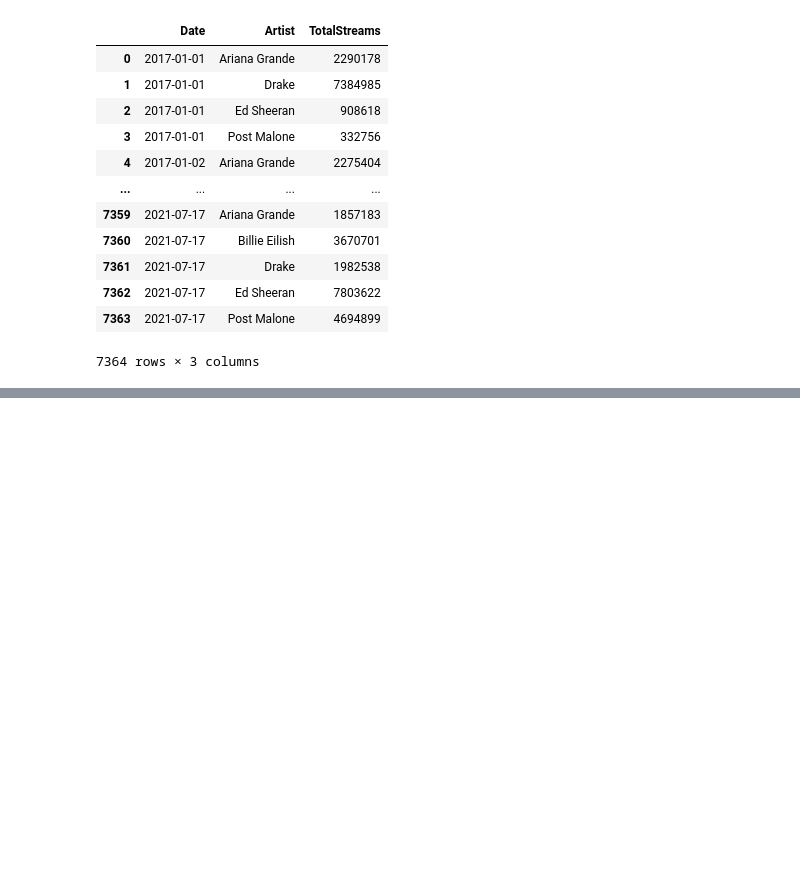
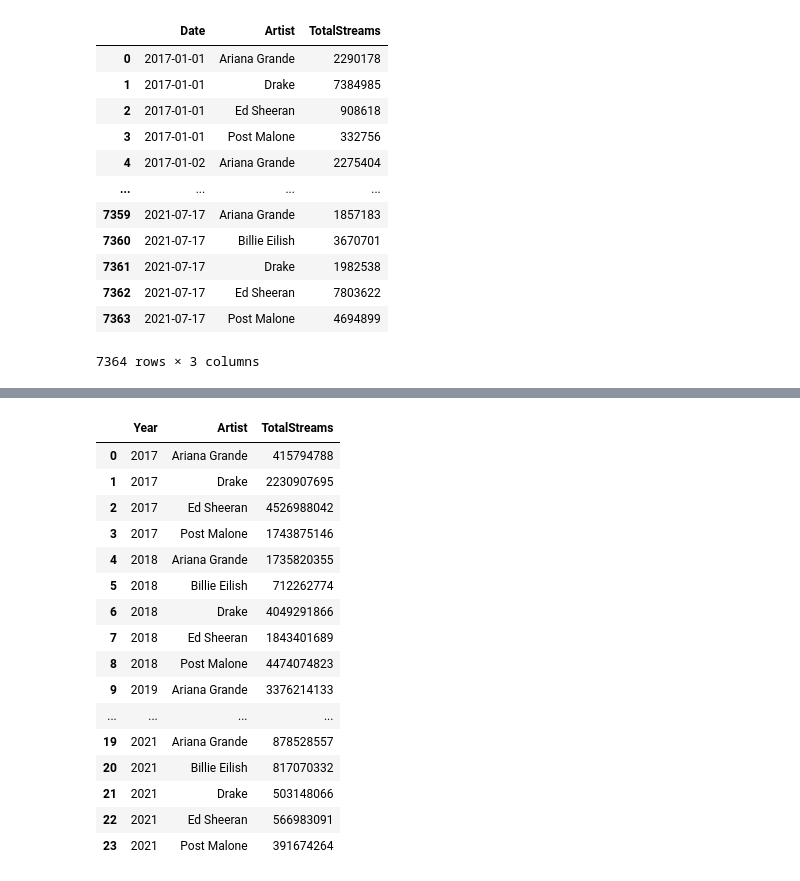
Before and after one commit to IDSF21/assignment-2-junejajai402, a Jupyter notebook: project2.ipynb, the cells around one changed output, grey strips where cells are left out. Drawn from its saved outputs; the diff is of its cells as text; code cells hidden in the pictures; blank space fills up the shorter version.

```diff
--- a/project2.ipynb
+++ b/project2.ipynb
@@ -409,15 +390,61 @@ Ariana Grande
 # %%
 #plt.plot([1, 2, 3], color='red', label='line one')
-#%matplotlib inline
+%matplotlib inline
+#Table 3
 
+artist = 'The Weeknd'
+
+top5Artists = df\
+.groupby(["Artist"], as_index = False)\
+.agg(TotalStreams = ("Streams", "sum"))\
+.sort_values('TotalStreams', ascending=False).head(5)
+
+top5Artists = top5Artists.Artist
+
+
+
+
+TotalStreamsTop5 = df\
+.query("(Artist.isin(@top5Artists))")\
+.groupby(["Year","Artist"], as_index = False)\
+.agg(TotalStreams = ("Streams", "sum"))
+
+TotalStreamsTop5
+
+
+
+#plot_data = df\
+#.query("(Artist == @artist)")\
+#.groupby(["Year"], as_index = False)\
+#.agg(TotalStreams = ("Streams", "sum"))
+
+#plot_data.sort_values('TotalStreams', ascending=False)
 #fig = go.Figure()
 
 #for artist in TotalStreamsTop5.Artist.unique():
 #    print(artist)
 #    artist_data = TotalStreamsTop5.query("(Artist == @artist)")
 #    print(artist_data)
 #    fig.add_trace(go.Scatter(x=artist_data['Year'], y=artist_data['TotalStreams'], name=artist))
 
 #fig.update_layout(xaxis_title="Date", yaxis_title="Streams", title="Cumulative Streams Evolution of Spotify Top 10 Artists")
 
 #fig.show()
+# %% [output]
+|  | Year | Artist | TotalStreams |
+| 0 | 2017 | Ariana Grande | 415794788 |
+| 1 | 2017 | Drake | 2230907695 |
+| 2 | 2017 | Ed Sheeran | 4526988042 |
+| 3 | 2017 | Post Malone | 1743875146 |
+| 4 | 2018 | Ariana Grande | 1735820355 |
+| 5 | 2018 | Billie Eilish | 712262774 |
+| 6 | 2018 | Drake | 4049291866 |
+| 7 | 2018 | Ed Sheeran | 1843401689 |
+| 8 | 2018 | Post Malone | 4474074823 |
+| 9 | 2019 | Ariana Grande | 3376214133 |
+| ... | ... | ... | ... |
+| 19 | 2021 | Ariana Grande | 878528557 |
+| 20 | 2021 | Billie Eilish | 817070332 |
+| 21 | 2021 | Drake | 503148066 |
+| 22 | 2021 | Ed Sheeran | 566983091 |
+| 23 | 2021 | Post Malone | 391674264 |
```
Also changed, not shown: parts of 7 cells of this notebook.
